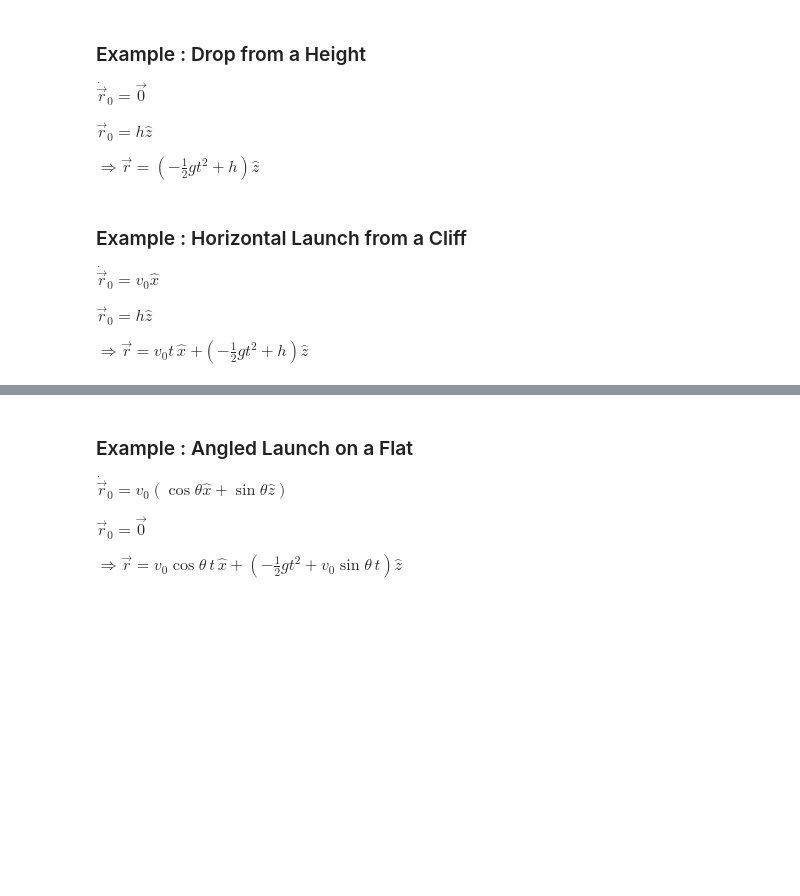
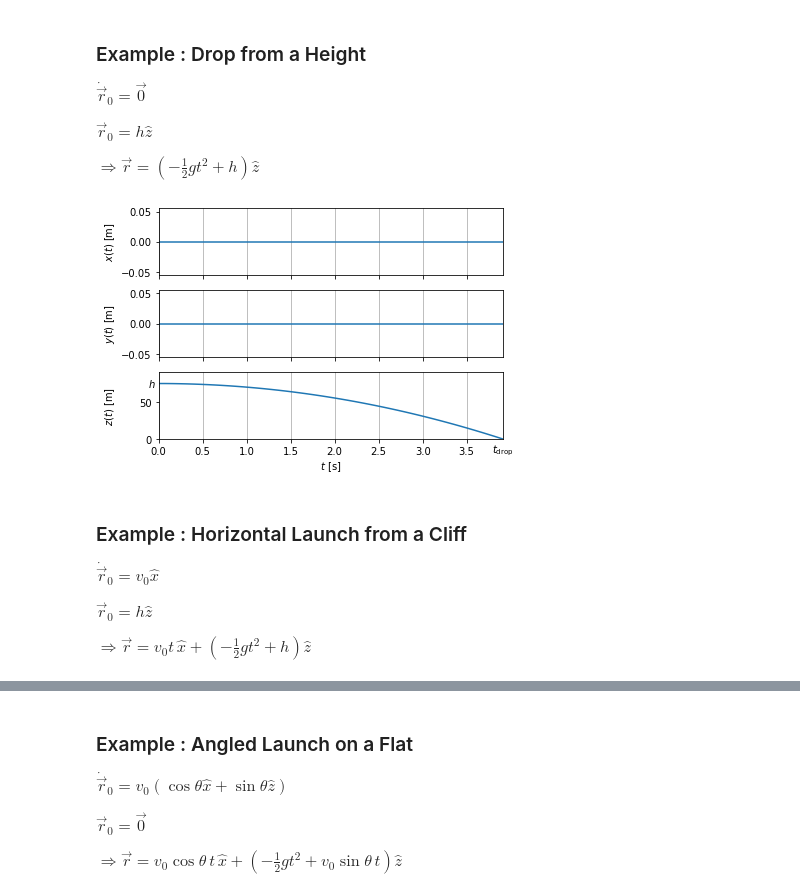
Before and after one commit to williamdparker/classical-mechanics, a Jupyter notebook: main.ipynb, the cells around one changed output, grey strips where cells are left out. Drawn from its saved outputs; the diff is of its cells as text; code cells hidden in the pictures; blank space fills up the shorter version.

```diff
--- a/main.ipynb
+++ b/main.ipynb
@@ -19,11 +19,80 @@ $\dot{\vec{r}}_0 = \vec{0}$
 $\vec{r}_0 = h\hat{z}$
 
 $\Rightarrow \vec{r} = \left( -\frac{1}{2} g t^2 + h \right) \hat{z}$
+# %%
+import matplotlib.pyplot as plt
+import numpy as np
+
+# Simulation initial conditions & parameters
+start_time = 0.                                 # t_0 = 0 s
+height = 75.                                    # h [in m]
+standard_gravity = 9.80665                      # g [in m/s/s]
+
+# Calculate simulation end time
+drop_time = np.sqrt(2*height/standard_gravity)  # t_drop = sqrt(2 h/g)  [in s]
+
+# Set up array of times for which the positions and velocities will be calculated
+times = np.linspace(start_time, drop_time)
+
+# Calculate positions and velocities for all times
+# r = (0, 0, -(1/2) g t^2 + h)
+positions = [np.zeros(len(times)),
+             np.zeros(len(times)),
+             -0.5*standard_gravity*times**2+height]
+# v = (0, 0, -g t)
+# velocities = [np.zeros(len(times)),
+#               np.zeros(len(times)),
+#               -standard_gravity*times]
+#
+# Put r & v in a single array to loop over for subplots
+# variables = [positions, velocities]
+
+# Set up matplotlib subplots [sharex=True to only label x-axis on bottom plot]
+figure, axes = plt.subplots(3, sharex=True)
+# variable_number = len(variables)      # 2 = position & velocity
+# dimension_number = len(variables[0])  # 3 = x, y, z
+# figure, axes = plt.subplots(variable_number, dimension_number, sharex=True)
+
+# Set up labels for y-axes
+position_labels = [r'$x(t)$ [m]', r'$y(t)$ [m]', r'$z(t)$ [m]']
+# velocity_labels = [r'$\dot{x}(t)$ [m]', r'$\dot{y}(t)$ [m]', r'$\dot{z}(t)$ [m]']
+# variable_labels = [position_labels, velocity_labels]
+
+
+for i in range(len(position_labels)):
+    axes[i].plot(times, positions[i])
+    axes[i].set(ylabel=position_labels[i] )
+    axes[i].grid(axis='x')
+    axes[i].set_xlim([times[0], times[-1]])
+    position_extrema = [np.min(positions[i]), np.max(positions[i])]
+    if position_extrema[0] != position_extrema[1]:
+        axes[i].set_ylim([position_extrema[0], 1.2*position_extrema[1]])
+
+# Loop over r & v in each spatial dimension
+# for variable_index in range(len(variable_labels)):
+#     for dimension_index = in range(len(variable_labels[variable_index])):
+#         axes[dimension_index, variable_index].plot(times, variables[variable_index][dimension_index])
+#         axes[dimension_index, variable_index].set(ylabel=variable_labels[variable_index][dimension_index])
+#         axes[dimension_index, variable_index].grid(axis='x')
+#         position_extrema = [np.min(variables[variable_index][dimension_index]), np.max(variables[variable_index][dimension_index])]
+#         if position_extrema[0] != position_extrema[1]:
+#            axes[i].set_ylim([position_extrema[0], 1.2*position_extrema[1]])
+
+plt.xlabel(r'$t$ [s]')  # label x-axis
+
+# Label important points on subplots
+axes[2].text(-0.02*times[-1], height, r'$h$', va='center', ha='center')           # h on z(t)
+axes[2].text(drop_time, -0.2*height, r'$t_{\rm drop}$', va='center', ha='center')  #
+
+# Format plot
+figure.tight_layout()  # minimize white space between subplots
+figure.align_labels()  # line up axis labels on subplots
+# %% [output]
+[figure, added]
 # %% [markdown]
 ### Example : Horizontal Launch from a Cliff
 $\dot{\vec{r}}_0 = v_0\hat{x}$
 
 $\vec{r}_0 = h\hat{z}$
 
-$\Rightarrow \vec{r} = v_0 t \, \hat{x}$
-$+ \left( -\frac{1}{2} g t^2 + h \right) \hat{z}$
+$\Rightarrow \vec{r} = v_0 t \, \hat{x} + \left( -\frac{1}{2} g t^2 + h \right) \hat{z}$
```
Also changed, not shown: parts of 2 cells of this notebook.
